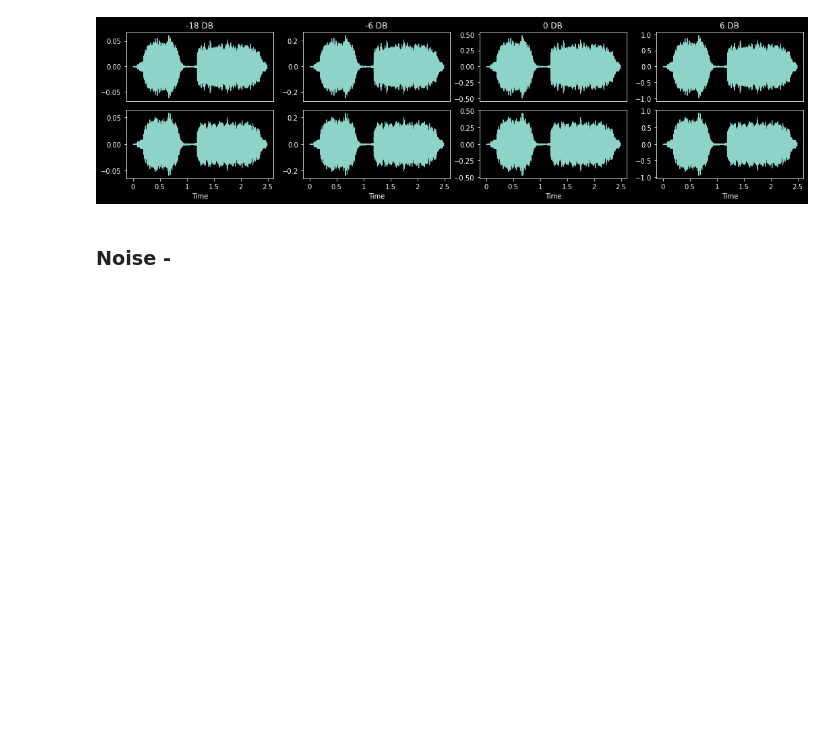
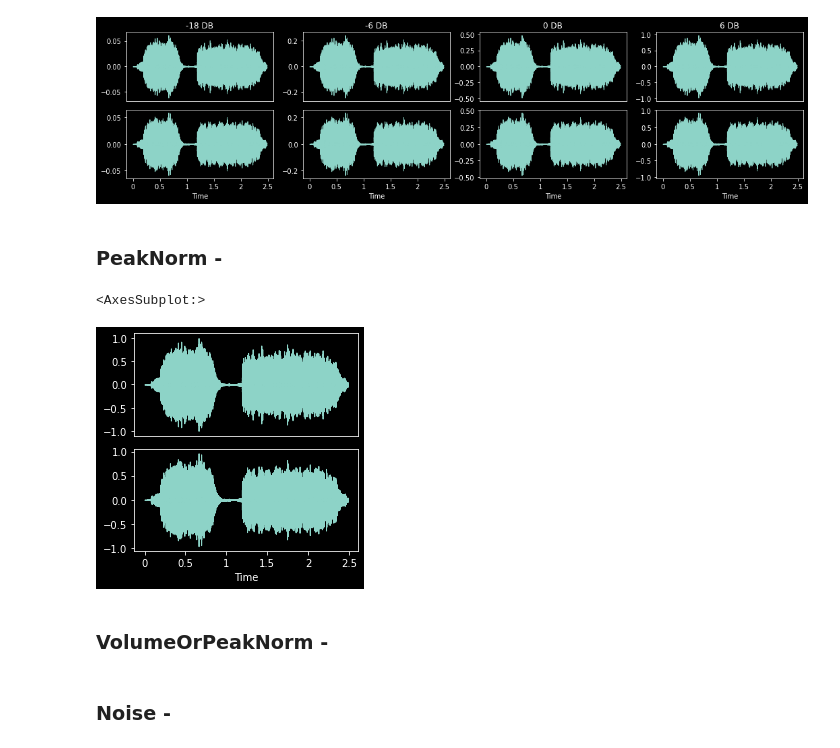
Before and after one commit to warner-benjamin/fastxtend, a Jupyter notebook: nbs/audio.03_augment.ipynb, the cells around one changed output. Saved outputs shown, nothing was run; the diff lists cells and outputs as text; code cells hidden in the pictures; blank space fills up the shorter version.

```diff
--- a/nbs/audio.03_augment.ipynb
+++ b/nbs/audio.03_augment.ipynb
@@ -254,3 +253,23 @@ for ax,gain in zip(axs.flatten(), [-18, -6, 0, 6]):
     vol(audio, split_idx=0).show(ctx=ax, title=f'{gain} DB', hear=False)
 # %% [output]
 [figure]
+# %% [markdown]
+### PeakNorm -
+# %%
+# export
+class PeakNorm(RandTransform):
+    order, split_idx = 31, 0
+    def __init__(self, p:float=0.1):
+        super().__init__(p=p)
+        store_attr(but='p')
+
+    def encodes(self, x:TensorAudio) -> Tensor:
+            return x / torch.max(torch.abs(x))
+# %%
+_,axs = plt.subplots(1,1,figsize=(4,4))
+PeakNorm(p=1.)(audio, split_idx=0).show(ctx=axs, hear=False)
+# %% [output]
+<AxesSubplot:>
+[figure, added]
+# %% [markdown]
+### VolumeOrPeakNorm -
```
Also changed, not shown: parts of 6 cells of this notebook, 4 other files.
